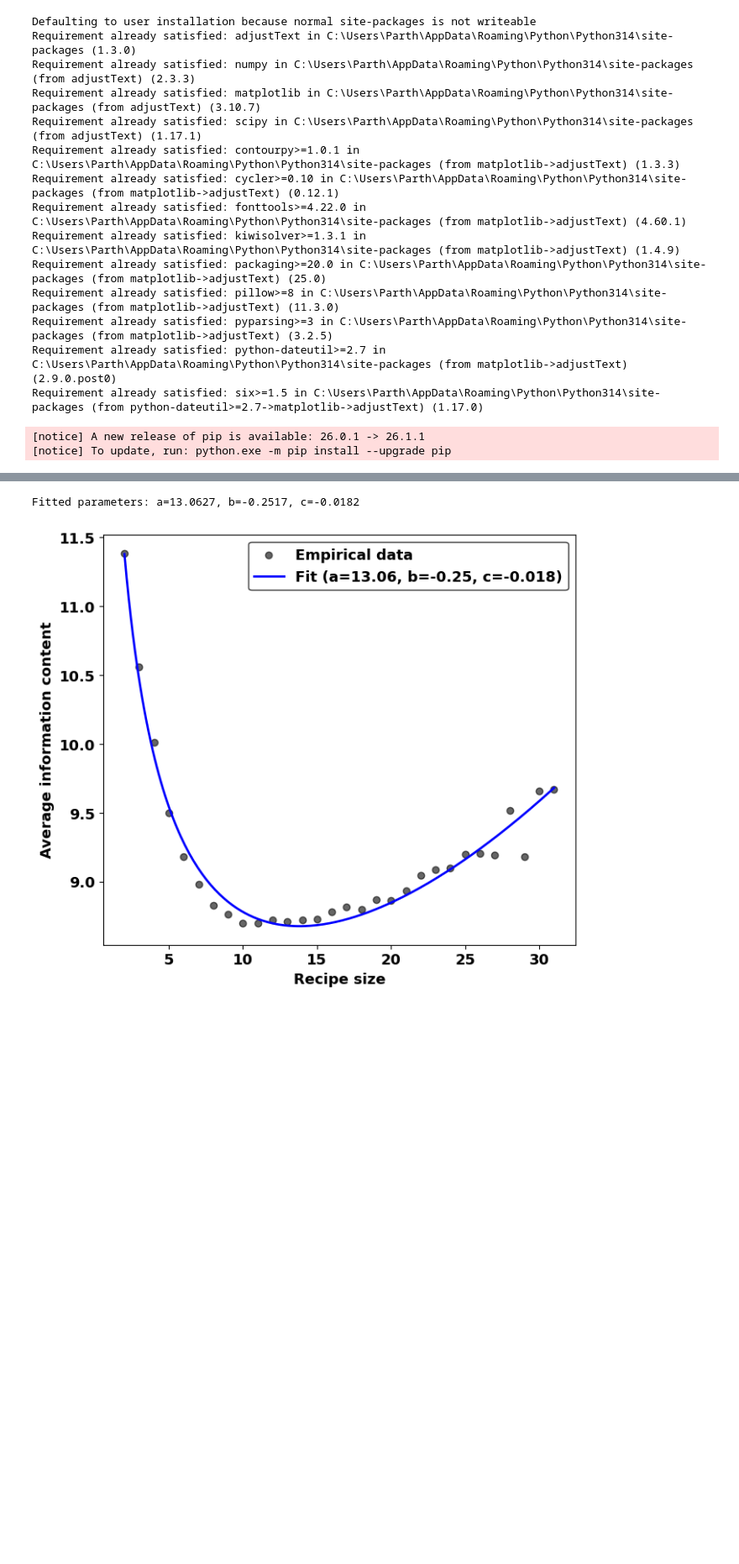
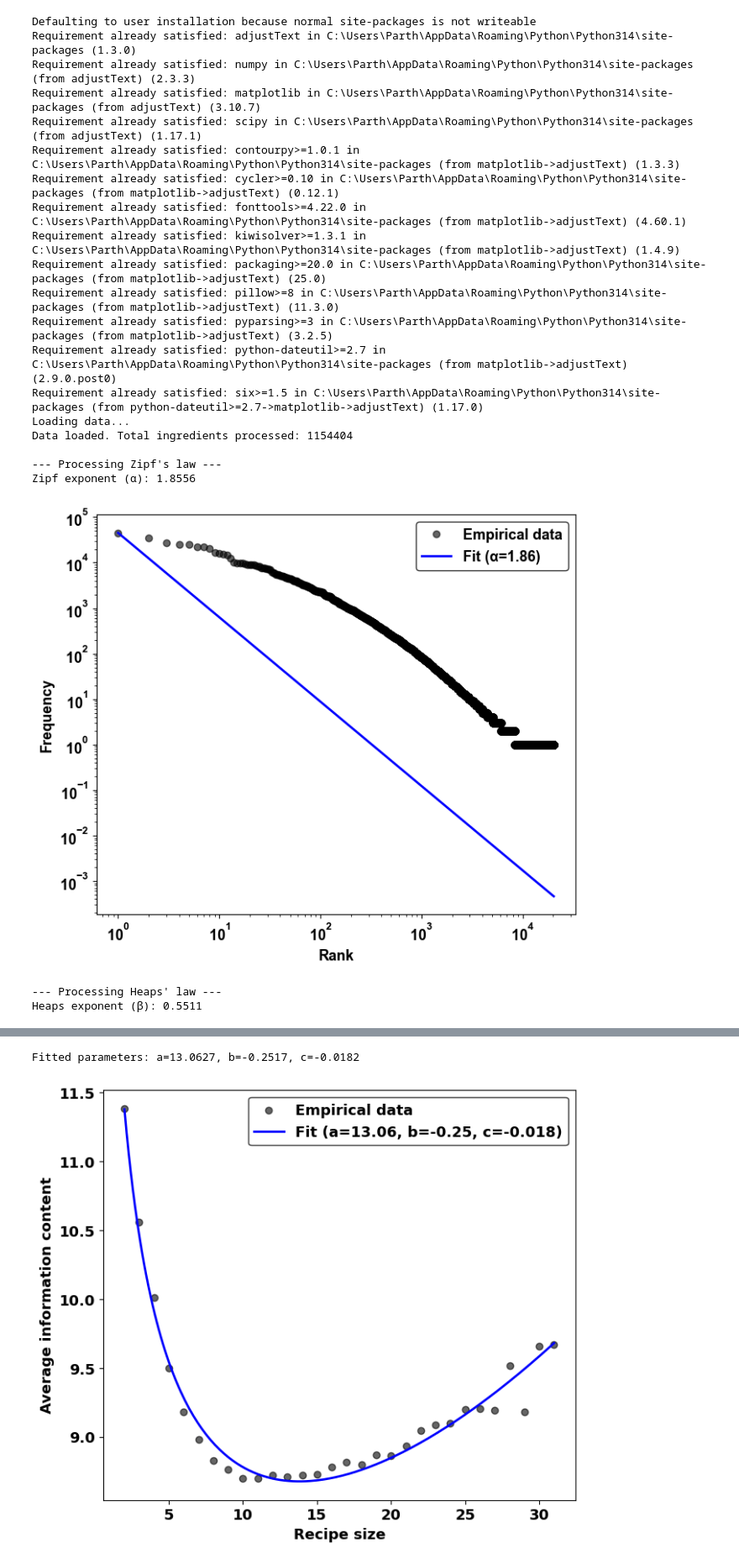
Before and after one commit to harsh23229/Universal-statistical-laws-governing-culinary-design, a Jupyter notebook: IP_Meeting_Statistical_Linguistic_Laws_in_Culinary_Texts.ipynb, the cells around one changed output, grey strips where cells are left out. Shown at 84% size. Drawn from its saved outputs; the diff is of its cells as text; code cells hidden in the pictures; blank space fills up the shorter version.

```diff
--- a/IP_Meeting_Statistical_Linguistic_Laws_in_Culinary_Texts.ipynb
+++ b/IP_Meeting_Statistical_Linguistic_Laws_in_Culinary_Texts.ipynb
@@ -26,8 +26,8 @@ def format_axes(ax):
 
 print("Loading data...")
 
-df_cuisine = pd.read_csv("RecipeDB_RecipeID_Cuisine.csv")
-df_ing = pd.read_csv("RecipeID_Ing_ID.csv")
+df_cuisine = pd.read_csv("Datasets/RecipeDB_RecipeID_Cuisine.csv")
+df_ing = pd.read_csv("Datasets/RecipeID_Ing_ID.csv")
 
 df_ing.rename(columns={'recipe_no': 'Recipe_id'}, inplace=True)
 
@@ -258,16 +261,22 @@ Requirement already satisfied: colorama in C:\Users\Parth\AppData\Roaming\Python
 Defaulting to user installation because normal site-packages is not writeable
 Requirement already satisfied: adjustText in C:\Users\Parth\AppData\Roaming\Python\Python314\site-packages (1.3.0)
 Requirement already satisfied: numpy in C:\Users\Parth\AppData\Roaming\Python\Python314\site-packages (from adjustText) (2.3.3)
 Requirement already satisfied: matplotlib in C:\Users\Parth\AppData\Roaming\Python\Python314\site-packages (from adjustText) (3.10.7)
 Requirement already satisfied: scipy in C:\Users\Parth\AppData\Roaming\Python\Python314\site-packages (from adjustText) (1.17.1)
 Requirement already satisfied: contourpy>=1.0.1 in C:\Users\Parth\AppData\Roaming\Python\Python314\site-packages (from matplotlib->adjustText) (1.3.3)
 Requirement already satisfied: cycler>=0.10 in C:\Users\Parth\AppData\Roaming\Python\Python314\site-packages (from matplotlib->adjustText) (0.12.1)
 Requirement already satisfied: fonttools>=4.22.0 in C:\Users\Parth\AppData\Roaming\Python\Python314\site-packages (from matplotlib->adjustText) (4.60.1)
 Requirement already satisfied: kiwisolver>=1.3.1 in C:\Users\Parth\AppData\Roaming\Python\Python314\site-packages (from matplotlib->adjustText) (1.4.9)
 Requirement already satisfied: packaging>=20.0 in C:\Users\Parth\AppData\Roaming\Python\Python314\site-packages (from matplotlib->adjustText) (25.0)
 Requirement already satisfied: pillow>=8 in C:\Users\Parth\AppData\Roaming\Python\Python314\site-packages (from matplotlib->adjustText) (11.3.0)
 Requirement already satisfied: pyparsing>=3 in C:\Users\Parth\AppData\Roaming\Python\Python314\site-packages (from matplotlib->adjustText) (3.2.5)
 Requirement already satisfied: python-dateutil>=2.7 in C:\Users\Parth\AppData\Roaming\Python\Python314\site-packages (from matplotlib->adjustText) (2.9.0.post0)
 Requirement already satisfied: six>=1.5 in C:\Users\Parth\AppData\Roaming\Python\Python314\site-packages (from python-dateutil>=2.7->matplotlib->adjustText) (1.17.0)
+Loading data...
+Data loaded. Total ingredients processed: 1154404
+
+--- Processing Zipf's law ---
+Zipf exponent (α): 1.8556
+[figure, added]
-[notice] A new release of pip is available: 26.0.1 -> 26.1.1
-[notice] To update, run: python.exe -m pip install --upgrade pip
+--- Processing Heaps' law ---
+Heaps exponent (β): 0.5511
```
Also changed, not shown: parts of 4 cells of this notebook, 22 other files.
